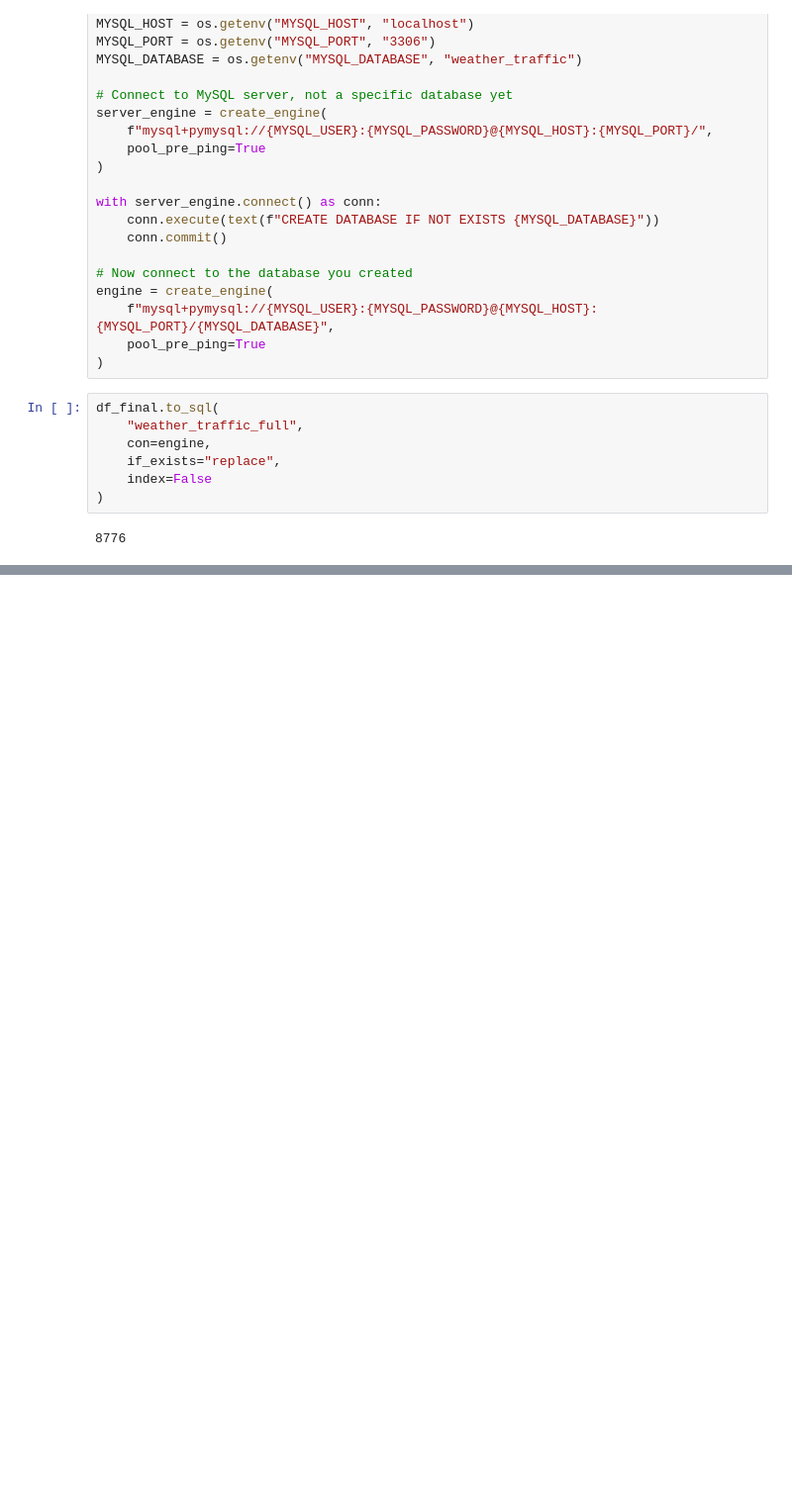
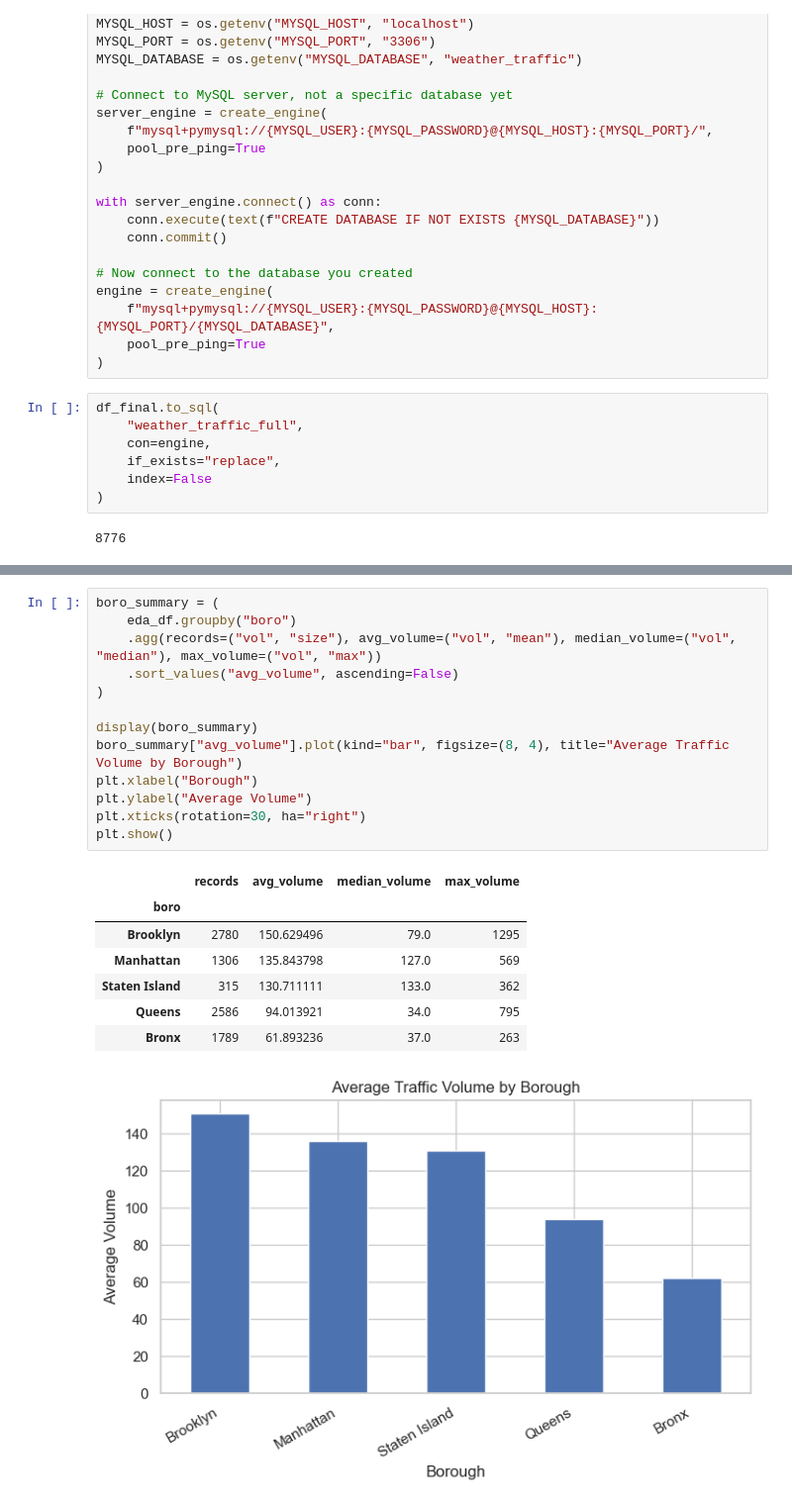
Before and after one commit to datasheng/csc46000-team-project-2026, a Jupyter notebook: proje.ipynb, the cells around one changed output, grey strips where cells are left out. Shown at 99% size. Saved outputs shown, nothing was run; the diff lists cells and outputs as text; blank space fills up the shorter version.

```diff
--- a/proje.ipynb
+++ b/proje.ipynb
@@ -283,0 +427,22 @@ df_final.to_sql(
+# %%
+boro_summary = (
+    eda_df.groupby("boro")
+    .agg(records=("vol", "size"), avg_volume=("vol", "mean"), median_volume=("vol", "median"), max_volume=("vol", "max"))
+    .sort_values("avg_volume", ascending=False)
+)
+
+display(boro_summary)
+boro_summary["avg_volume"].plot(kind="bar", figsize=(8, 4), title="Average Traffic Volume by Borough")
+plt.xlabel("Borough")
+plt.ylabel("Average Volume")
+plt.xticks(rotation=30, ha="right")
+plt.show()
+# %% [output]
+|  | records | avg_volume | median_volume | max_volume |
+| boro |  |  |  |  |
+| Brooklyn | 2780 | 150.629496 | 79.0 | 1295 |
+| Manhattan | 1306 | 135.843798 | 127.0 | 569 |
+| Staten Island | 315 | 130.711111 | 133.0 | 362 |
+| Queens | 2586 | 94.013921 | 34.0 | 795 |
+| Bronx | 1789 | 61.893236 | 37.0 | 263 |
+[figure, added]
```
Also changed, not shown: parts of 41 cells of this notebook, 2 other files.
